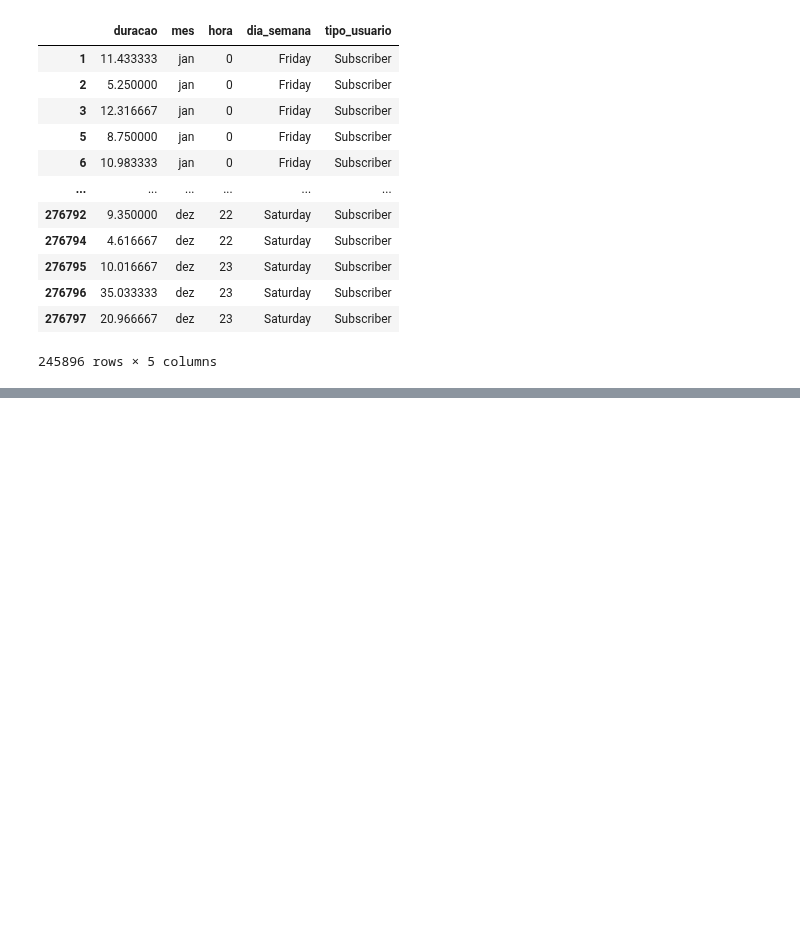
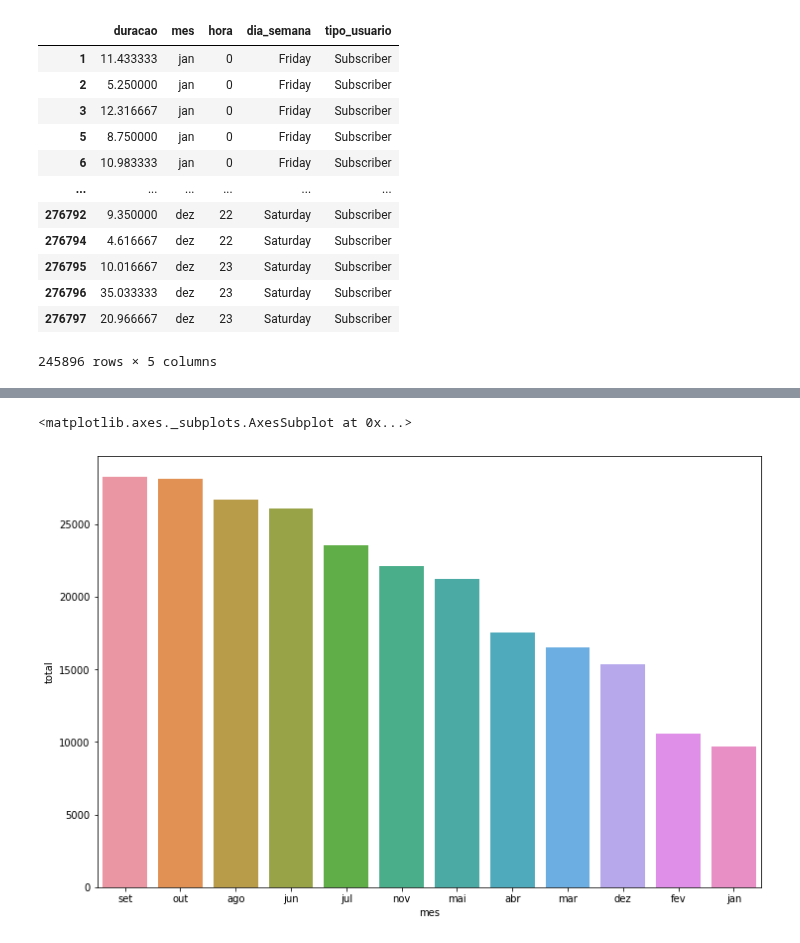
Before and after one commit to gabrielcn/Bike_Sharing, a Jupyter notebook: cyclistic_bike_share_new_york.ipynb, the cells around one changed output, grey strips where cells are left out. Cells and saved outputs as stored; diff of their text form; code cells hidden in the pictures; blank space fills up the shorter version.

```diff
--- a/cyclistic_bike_share_new_york.ipynb
+++ b/cyclistic_bike_share_new_york.ipynb
@@ -497,0 +569,2 @@ subscriber_ny
+# %%
+freq_sub_mes_ny = subscriber_ny.mes.value_counts()
@@ -497,0 +603,5 @@ subscriber_ny
+# %%
+freq_sub_mes_ny = freq_sub_mes_ny.to_frame().reset_index()
+# %%
+freq_sub_mes_ny.columns = ["mes", "total"] # Renomeia as colunas do DataFrame
+freq_sub_mes_ny
@@ -497,0 +622,5 @@ subscriber_ny
+# %%
+# Acrescentando mais uma coluna de acordo com os meses, ex jun é mes 6, janeiro é mes 1, levando-se em conta a ordem da celula anterior
+ordem_mes_ny = [9, 10, 8, 6, 7, 11, 5, 4, 3, 12, 2, 1] # Adicionando o valores na coluna que será atribuida ao DF
+freq_sub_mes_ny['ordem_mes_ny'] = ordem_mes_ny # Atribuindo 'ordem_mes_chicago' ao DF freq_sub_mes_chicago
+print(freq_sub_mes_ny) #imprime na tela
@@ -497,0 +673,6 @@ subscriber_ny
+# %%
+plt.figure(figsize=(12,8)) #Configura o tamanho da figura (12 para direita e 8 para baixo)
+sns.barplot(x="mes", y="total", data = freq_sub_mes_ny)
+# %% [output]
+<matplotlib.axes._subplots.AxesSubplot at 0x...>
+[figure, added]
```
Also changed, not shown: parts of 60 cells of this notebook.
